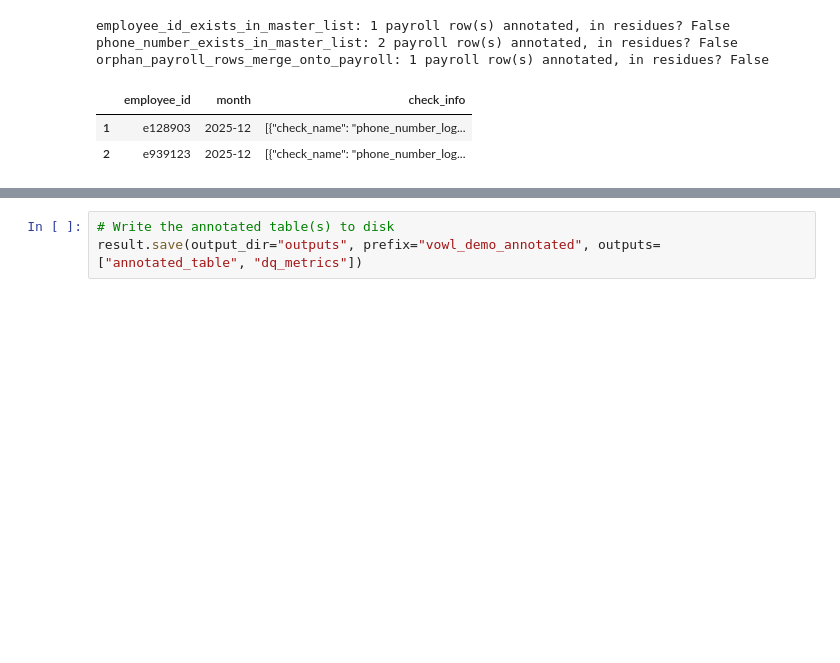
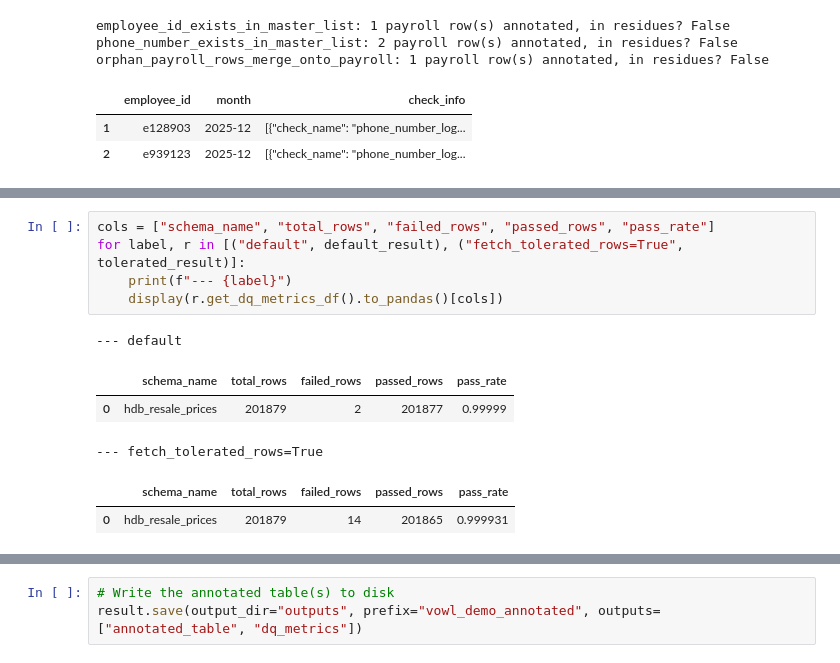
Before and after one commit to govtech-data-practice/vowl, a Jupyter notebook: examples/5_results/results_tour.ipynb, the cells around one changed output, grey strips where cells are left out. Saved outputs shown, nothing was run; the diff lists cells and outputs as text; blank space fills up the shorter version.

```diff
--- a/examples/5_results/results_tour.ipynb
+++ b/examples/5_results/results_tour.ipynb
@@ -274,0 +409,12 @@ orphan_payroll_rows_merge_onto_payroll: 1 payroll row(s) annotated, in residues?
+# %%
+cols = ["schema_name", "total_rows", "failed_rows", "passed_rows", "pass_rate"]
+for label, r in [("default", default_result), ("fetch_tolerated_rows=True", tolerated_result)]:
+    print(f"--- {label}")
+    display(r.get_dq_metrics_df().to_pandas()[cols])
+# %% [output]
+--- default
+|  | schema_name | total_rows | failed_rows | passed_rows | pass_rate |
+| 0 | hdb_resale_prices | 201879 | 2 | 201877 | 0.99999 |
+--- fetch_tolerated_rows=True
+|  | schema_name | total_rows | failed_rows | passed_rows | pass_rate |
+| 0 | hdb_resale_prices | 201879 | 14 | 201865 | 0.999931 |
```
Also changed, not shown: parts of 19 cells of this notebook, 1 other file.
